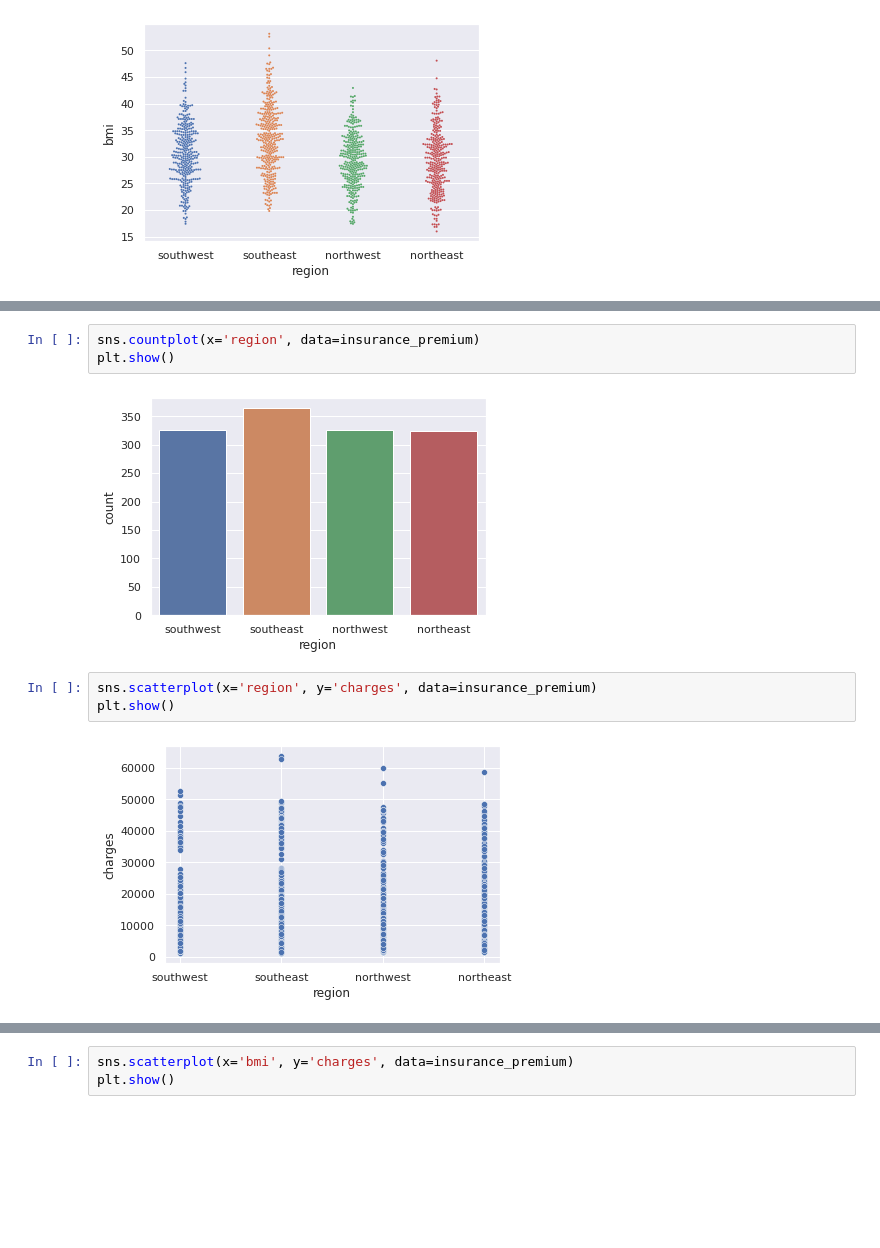
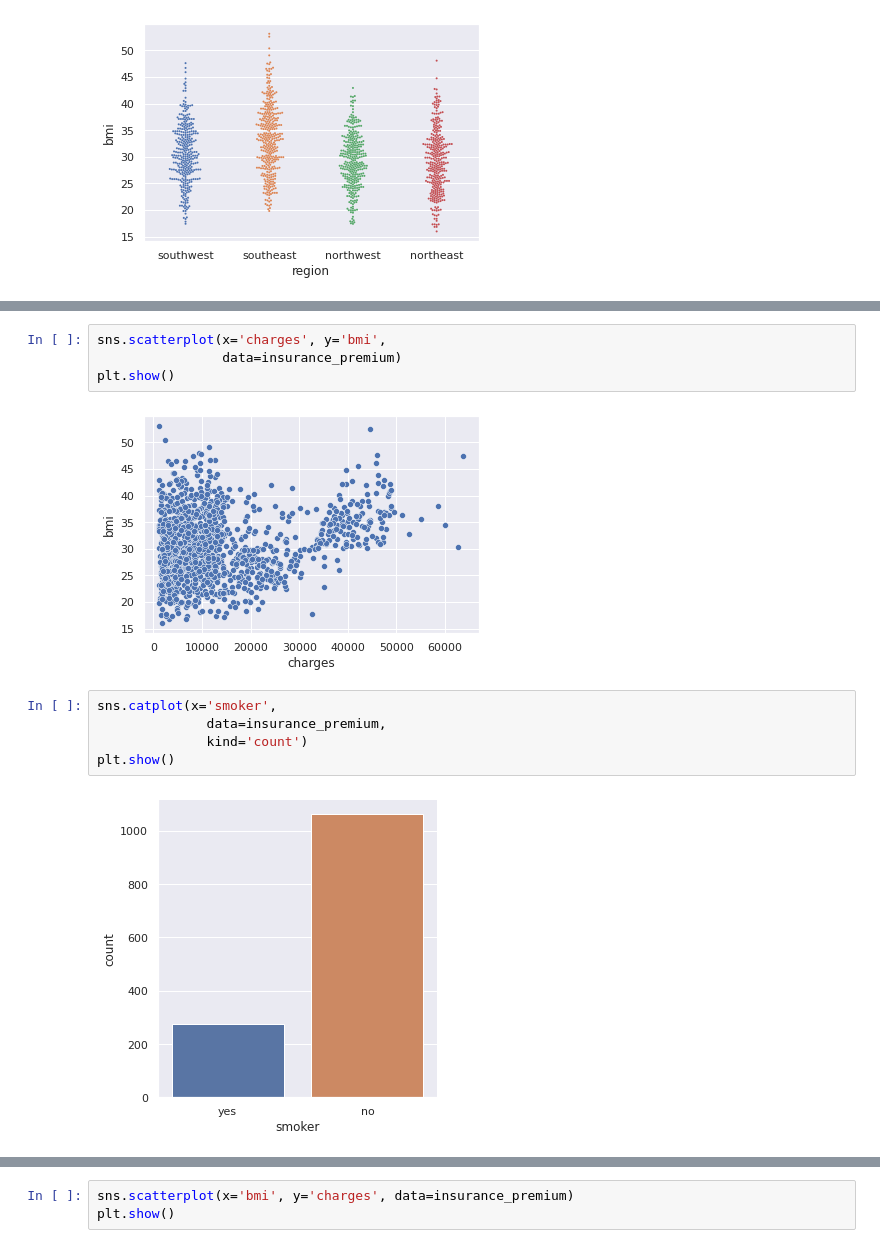
Before and after one commit to graceuche/northeastern-final-project, a Jupyter notebook: visual_analysis.ipynb, the cells around one changed output, grey strips where cells are left out. Cells and saved outputs as stored; diff of their text form; blank space fills up the shorter version.

Commit message:
start seaborn charts

```diff
--- a/visual_analysis.ipynb
+++ b/visual_analysis.ipynb
@@ -210,10 +268,13 @@ plt.show()
 # %%
-sns.countplot(x='region', data=insurance_premium)
+sns.scatterplot(x='charges', y='bmi',
+                data=insurance_premium)
 plt.show()
 # %% [output]
-[figure, old version]
+[figure, new version]
 # %%
-sns.scatterplot(x='region', y='charges', data=insurance_premium)
+sns.catplot(x='smoker',
+              data=insurance_premium,
+              kind='count')
 plt.show()
 # %% [output]
-[figure, old version]
+[figure, new version]
```
Also changed, not shown: parts of 15 cells of this notebook, 1 other file.
